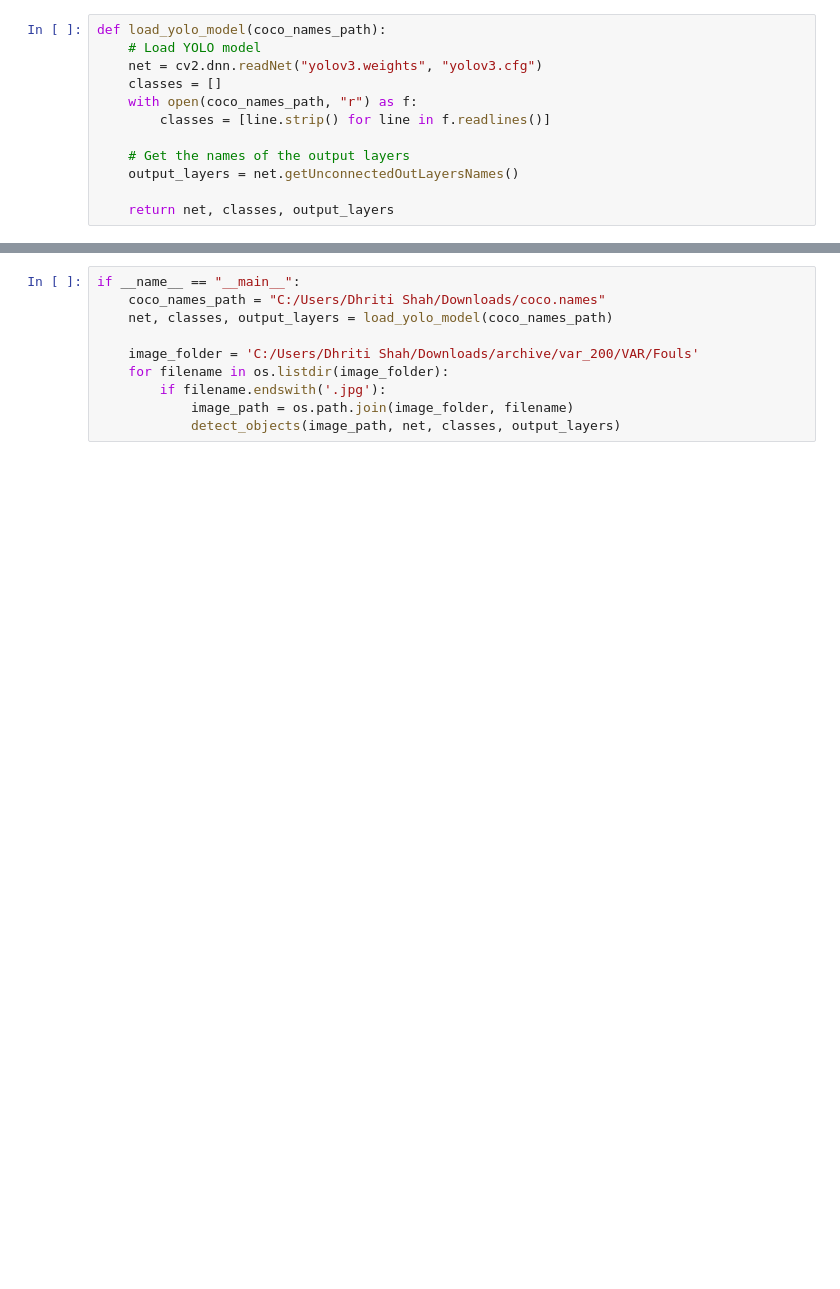
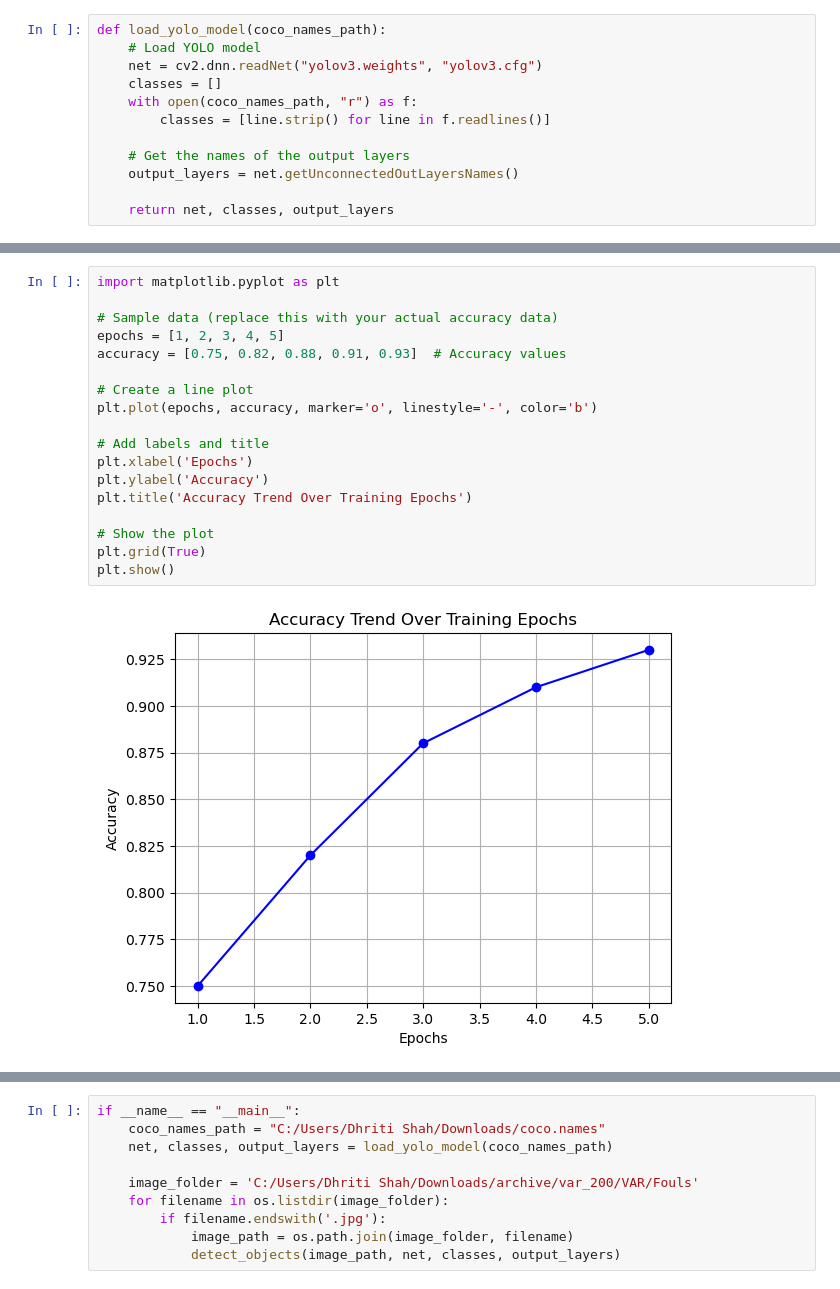
Before and after one commit to Dhritishah03/Capgemini, a Jupyter notebook: Capgemini.ipynb, the cells around one changed output, grey strips where cells are left out. Cells and saved outputs as stored; diff of their text form; blank space fills up the shorter version.

```diff
--- a/Capgemini.ipynb
+++ b/Capgemini.ipynb
@@ -145,0 +219,20 @@ def detect_objects(image_path, net, classes, output_layers, confidence_threshold
+# %%
+import matplotlib.pyplot as plt
+
+# Sample data (replace this with your actual accuracy data)
+epochs = [1, 2, 3, 4, 5]
+accuracy = [0.75, 0.82, 0.88, 0.91, 0.93]  # Accuracy values
+
+# Create a line plot
+plt.plot(epochs, accuracy, marker='o', linestyle='-', color='b')
+
+# Add labels and title
+plt.xlabel('Epochs')
+plt.ylabel('Accuracy')
+plt.title('Accuracy Trend Over Training Epochs')
+
+# Show the plot
+plt.grid(True)
+plt.show()
+# %% [output]
+[figure, added]
```
Also changed, not shown: parts of 10 cells of this notebook, 1 other file.
